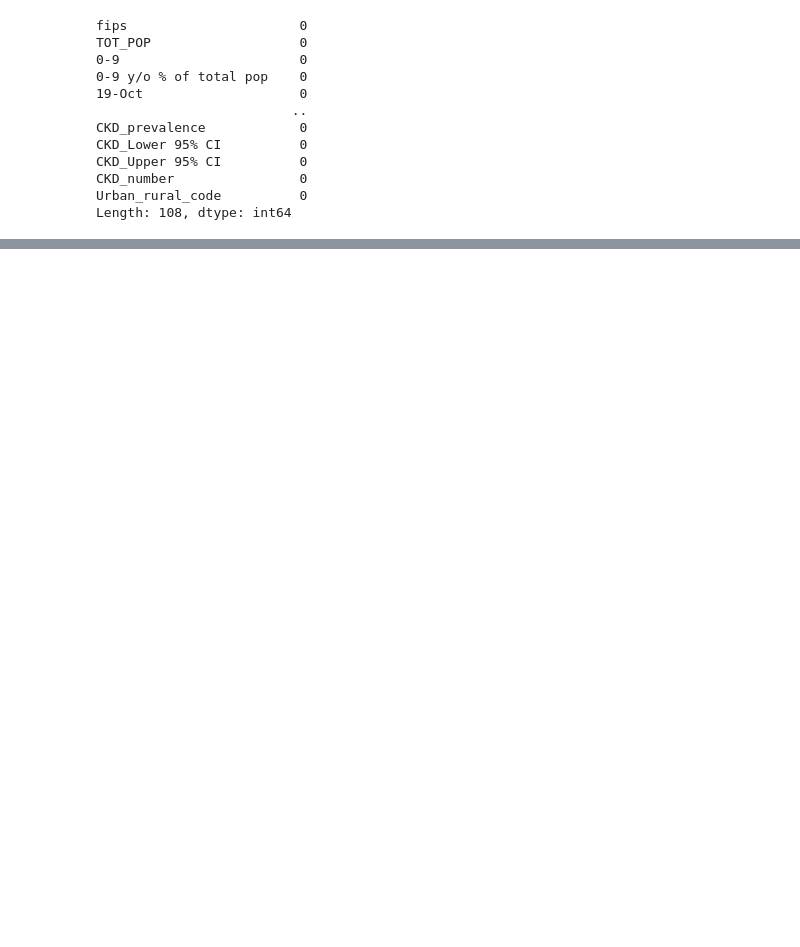
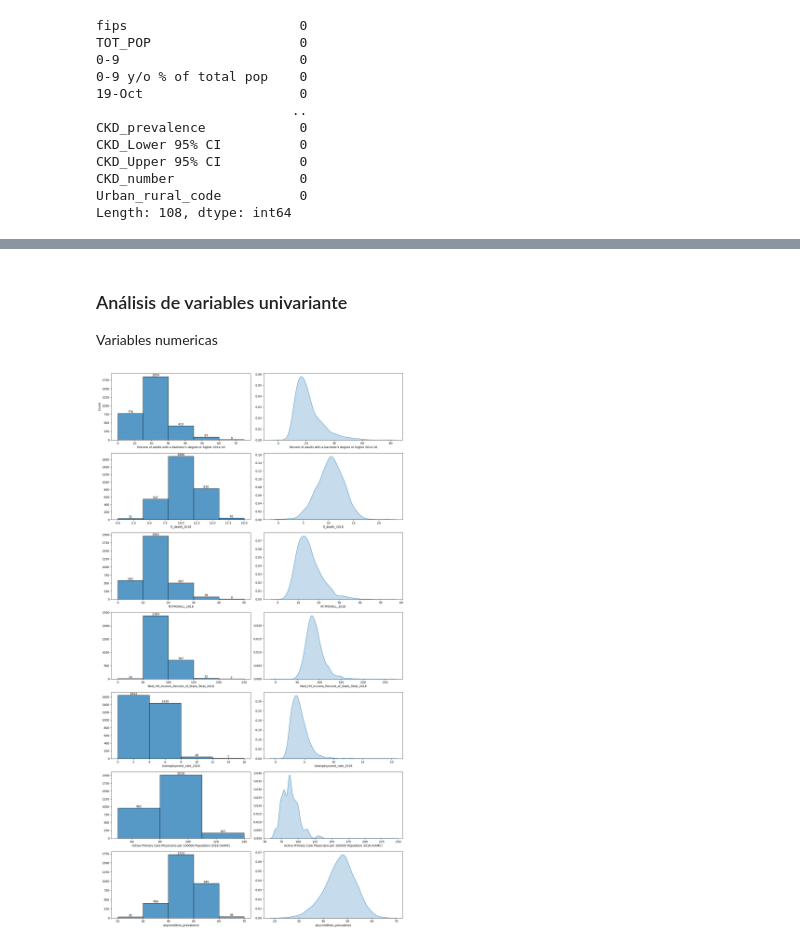
Before and after one commit to Jairo-Almanza/Modelo-de-regresion-lineal-usando-pandas-y-python, a Jupyter notebook: src/explore.ipynb, the cells around one changed output, grey strips where cells are left out. Cells and saved outputs as stored; diff of their text form; code cells hidden in the pictures; blank space fills up the shorter version.

Commit message:
Proyecto completado en su totalidad

```diff
--- a/src/explore.ipynb
+++ b/src/explore.ipynb
@@ -83,0 +123,8 @@ Length: 108, dtype: int64
+# %%
+var_sel_x=["Percent of adults with a bachelor's degree or higher 2014-18","R_death_2018","PCTPOVALL_2018",
+          "Med_HH_Income_Percent_of_State_Total_2018", "Unemployment_rate_2018",
+          "Active Primary Care Physicians per 100000 Population 2018 (AAMC)","anycondition_prevalence"]
+y=df_dh['anycondition_prevalence']
+# %%
+data_sel=df_dh[var_sel_x]
+data_sel.head()
@@ -83,0 +155,44 @@ Length: 108, dtype: int64
+# %% [markdown]
+### Análisis de variables univariante
+
+Variables numericas
+# %%
+fig, axis = plt.subplots(7,2, figsize = (15, 27))
+
+# Crear un histograma múltiple
+sns.histplot(ax = axis[0,0], bins=(0,15,30,45,60,75), data = data_sel, x = "Percent of adults with a bachelor's degree or higher 2014-18")
+axis[0,0].bar_label(axis[0,0].containers[0])
+sns.kdeplot(ax = axis[0,1], data = df_dh["Percent of adults with a bachelor's degree or higher 2014-18"],fill=True).set(ylabel = None)
+
+sns.histplot(ax = axis[1,0], bins=(0,4,8,12,16,20), data = data_sel, x = "R_death_2018").set(ylabel = None)
+axis[1,0].bar_label(axis[1,0].containers[0])
+sns.kdeplot(ax = axis[1,1], data = df_dh["R_death_2018"],fill=True).set(ylabel = None)
+
+sns.histplot(ax = axis[2,0], bins=(0,10,20,30,40,50), data = data_sel, x = "PCTPOVALL_2018").set(ylabel = None)
+axis[2,0].bar_label(axis[2,0].containers[0])
+sns.kdeplot(ax = axis[2,1], data = df_dh["PCTPOVALL_2018"],fill=True).set(ylabel = None)
+
+sns.histplot(ax = axis[3,0],bins=(0,50,100,150,200,250), data = data_sel, x = "Med_HH_Income_Percent_of_State_Total_2018").set(ylabel = None)
+axis[3,0].bar_label(axis[3,0].containers[0])
+sns.kdeplot(ax = axis[3,1], data = df_dh["Med_HH_Income_Percent_of_State_Total_2018"],fill=True).set(ylabel = None)
+
+sns.histplot(ax = axis[4,0], bins=(0,4,8,12,16), data = data_sel, x = "Unemployment_rate_2018").set(ylabel = None)
+axis[4,0].bar_label(axis[4,0].containers[0])
+sns.kdeplot(ax = axis[4,1], data = df_dh["Unemployment_rate_2018"],fill=True).set(ylabel = None)
+
+sns.histplot(ax = axis[5,0], bins=(50,80,110,140), data = data_sel, x='Active Primary Care Physicians per 100000 Population 2018 (AAMC)').set(ylabel = None)
+axis[5,0].bar_label(axis[5,0].containers[0])
+sns.kdeplot(ax = axis[5,1], data = df_dh["Active Primary Care Physicians per 100000 Population 2018 (AAMC)"],fill=True).set(ylabel = None)
+
+sns.histplot(ax = axis[6,0], bins=(20,30,40,50,60,70), data = data_sel, x='anycondition_prevalence').set(ylabel = None)
+axis[6,0].bar_label(axis[6,0].containers[0])
+sns.kdeplot(ax = axis[6,1], data = df_dh['anycondition_prevalence'],fill=True).set(ylabel = None)
+
+
+# Ajustar el layout
+plt.tight_layout()
+
+# Mostrar el plot
+plt.show()
+# %% [output]
+[figure, added]
```
Also changed, not shown: parts of 40 cells of this notebook, 1 other file.
